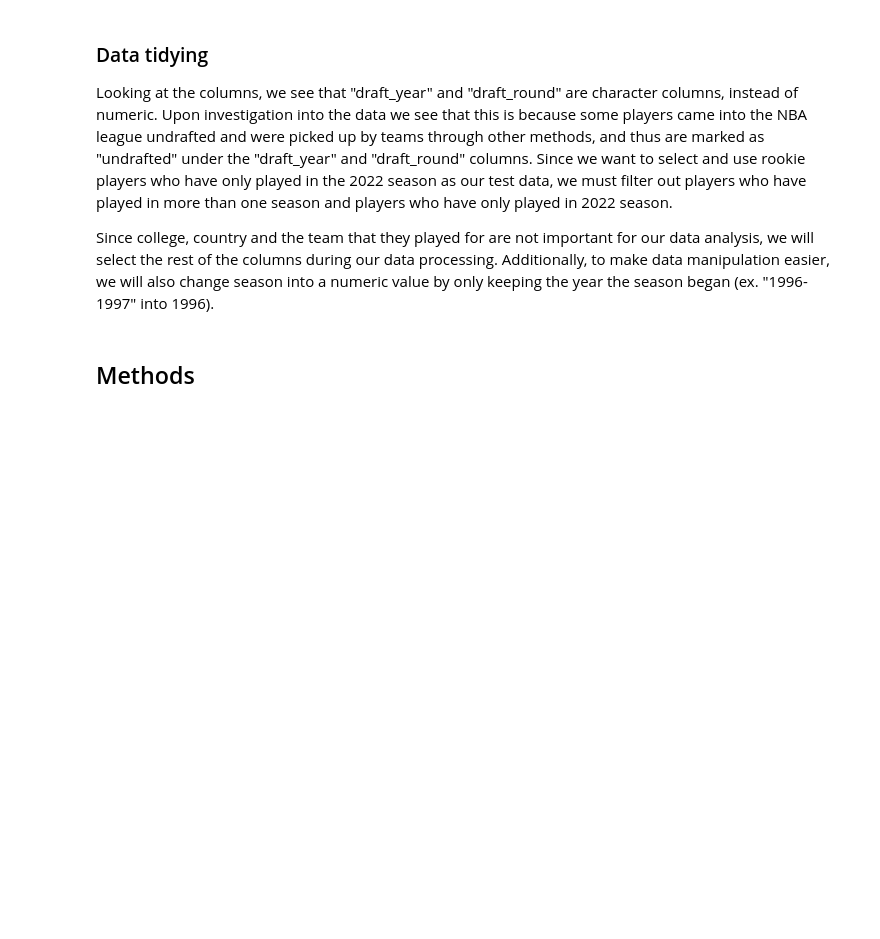
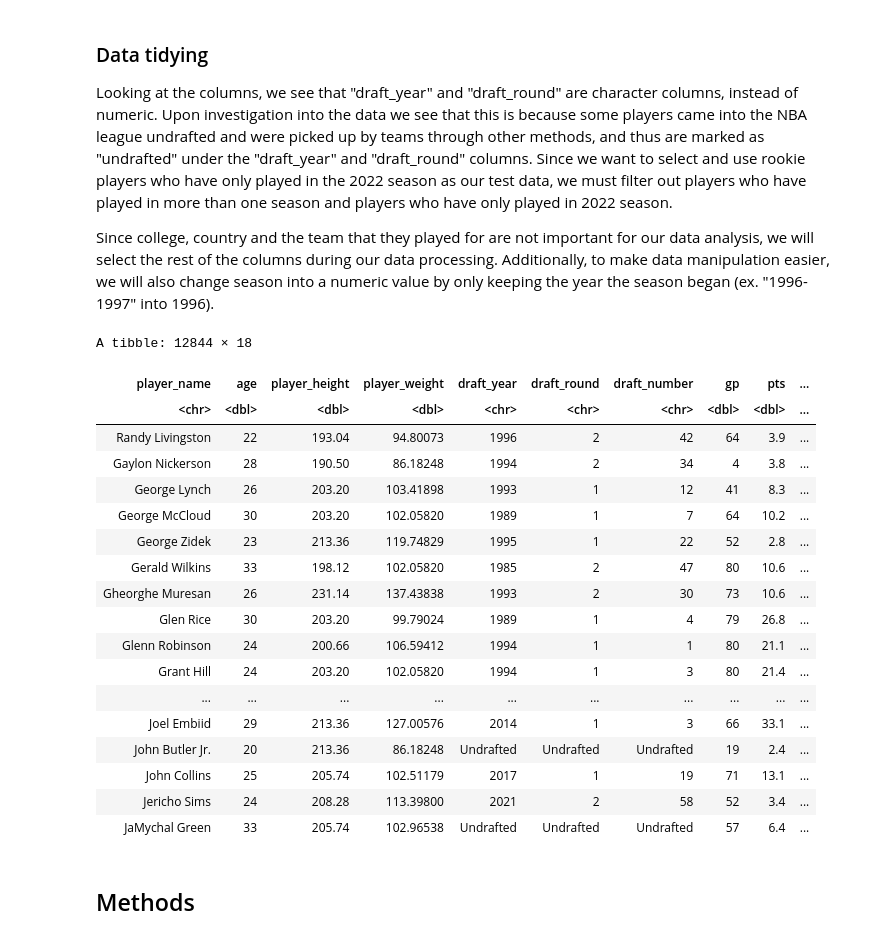
Before and after one commit to notjamesw/Group_Project_DSCI100, a Jupyter notebook: Project Proposal.ipynb, the cells around one changed output. Saved outputs shown, nothing was run; the diff lists cells and outputs as text; code cells hidden in the pictures; blank space fills up the shorter version.

Commit message:
Edited preliminary data analysis
Added data tidying portion

```diff
--- a/Project Proposal.ipynb
+++ b/Project Proposal.ipynb
@@ -47,10 +47,10 @@ The nba data set can be read by downloading the dataset from the website (link:
 library(tidyverse)
 # %%
 # reading the dataset in the data folder
-nba_data <- read_csv("data/all_seasons.csv")
+nba_raw <- read_csv("data/all_seasons.csv")
 
 # looking at the the first 6 rows
-head(nba_data)
+head(nba_raw)
 # %% [output]
 New names:
 • `` -> `...1`
@@ -76,3 +90,29 @@ A tibble: 6 × 22
 Looking at the columns, we see that "draft_year" and "draft_round" are character columns, instead of numeric. Upon investigation into the data we see that this is because some players came into the NBA league undrafted and were picked up by teams through other methods, and thus are marked as "undrafted" under the "draft_year" and "draft_round" columns. Since we want to select and use rookie players who have only played in the 2022 season as our test data, we must filter out players who have played in more than one season and players who have only played in 2022 season.
 
 Since college, country and the team that they played for are not important for our data analysis, we will select the rest of the columns during our data processing. Additionally, to make data manipulation easier, we will also change season into a numeric value by only keeping the year the season began (ex. "1996-1997" into 1996).
+# %%
+nba_data <- nba_raw |>
+    separate(season, into = c("season_start", "season_end"), "-") |>
+    mutate(season_start = as.numeric(season_start)) |>
+    select(player_name, age:player_weight, draft_year:season_start)
+nba_data
+# %% [output]
+A tibble: 12844 × 18
+| player_name | age | player_height | player_weight | draft_year | draft_round | draft_number | gp | pts | ... |
+| <chr> | <dbl> | <dbl> | <dbl> | <chr> | <chr> | <chr> | <dbl> | <dbl> | ... |
+| Randy Livingston | 22 | 193.04 | 94.80073 | 1996 | 2 | 42 | 64 | 3.9 | ... |
+| Gaylon Nickerson | 28 | 190.50 | 86.18248 | 1994 | 2 | 34 | 4 | 3.8 | ... |
+| George Lynch | 26 | 203.20 | 103.41898 | 1993 | 1 | 12 | 41 | 8.3 | ... |
+| George McCloud | 30 | 203.20 | 102.05820 | 1989 | 1 | 7 | 64 | 10.2 | ... |
+| George Zidek | 23 | 213.36 | 119.74829 | 1995 | 1 | 22 | 52 | 2.8 | ... |
+| Gerald Wilkins | 33 | 198.12 | 102.05820 | 1985 | 2 | 47 | 80 | 10.6 | ... |
+| Gheorghe Muresan | 26 | 231.14 | 137.43838 | 1993 | 2 | 30 | 73 | 10.6 | ... |
+| Glen Rice | 30 | 203.20 | 99.79024 | 1989 | 1 | 4 | 79 | 26.8 | ... |
+| Glenn Robinson | 24 | 200.66 | 106.59412 | 1994 | 1 | 1 | 80 | 21.1 | ... |
+| Grant Hill | 24 | 203.20 | 102.05820 | 1994 | 1 | 3 | 80 | 21.4 | ... |
+| ... | ... | ... | ... | ... | ... | ... | ... | ... | ... |
+| Joel Embiid | 29 | 213.36 | 127.00576 | 2014 | 1 | 3 | 66 | 33.1 | ... |
+| John Butler Jr. | 20 | 213.36 | 86.18248 | Undrafted | Undrafted | Undrafted | 19 | 2.4 | ... |
+| John Collins | 25 | 205.74 | 102.51179 | 2017 | 1 | 19 | 71 | 13.1 | ... |
+| Jericho Sims | 24 | 208.28 | 113.39800 | 2021 | 2 | 58 | 52 | 3.4 | ... |
+| JaMychal Green | 33 | 205.74 | 102.96538 | Undrafted | Undrafted | Undrafted | 57 | 6.4 | ... |
```
Also changed, not shown: parts of 4 cells of this notebook.
